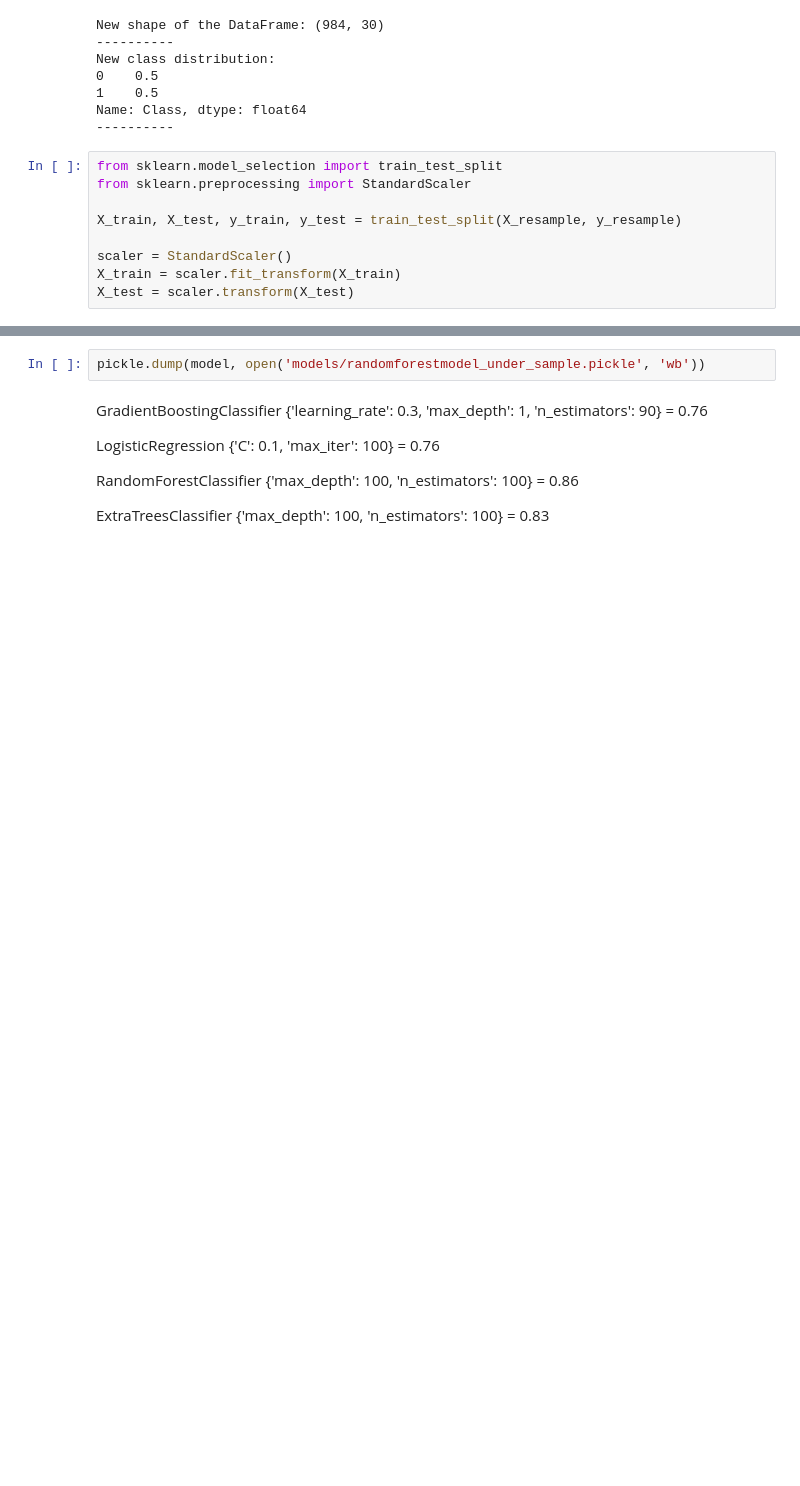
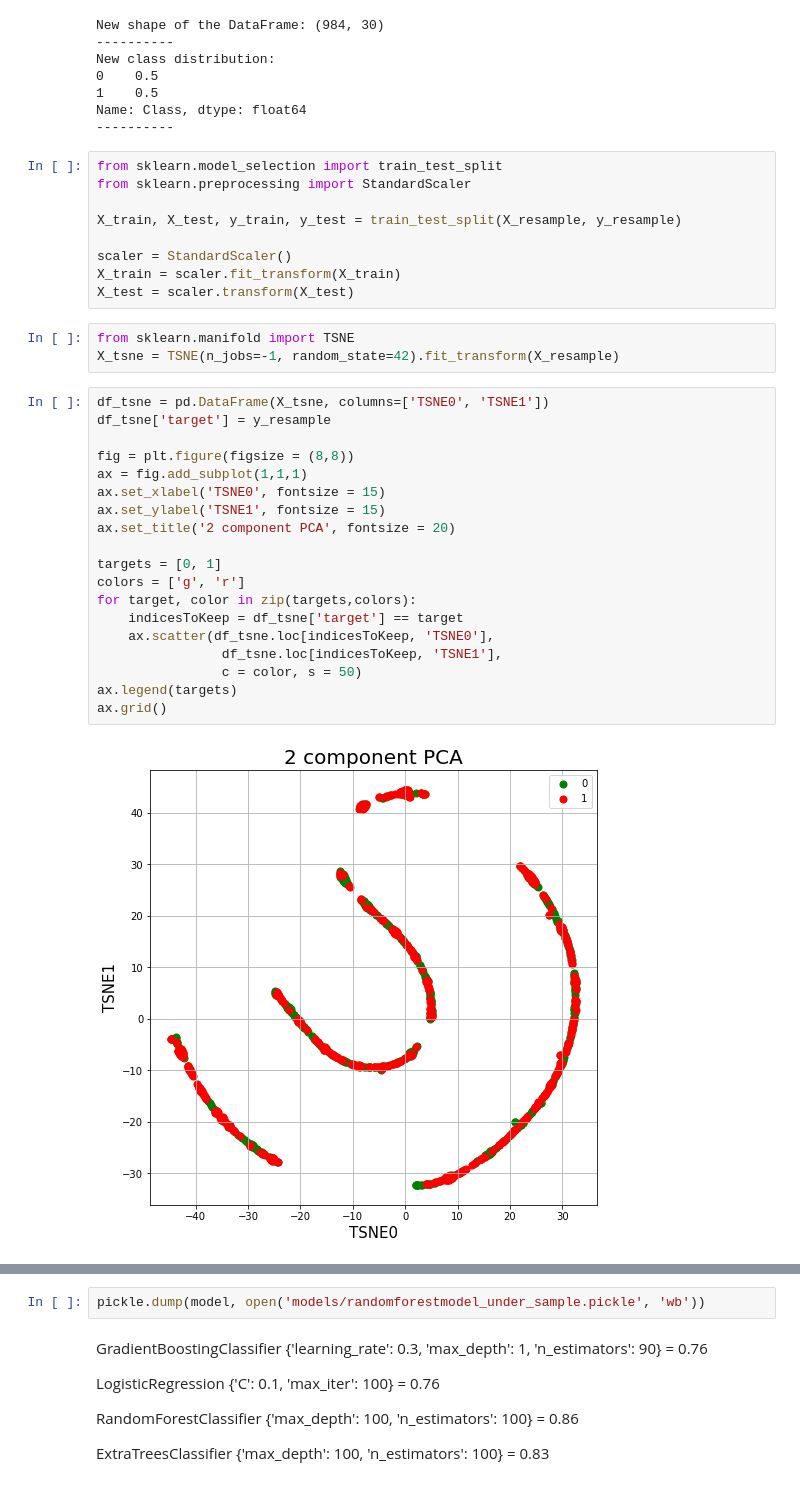
Before and after one commit to akmalsoliev/creditcardfraud, a Jupyter notebook: Credit Card Fraud Detection.ipynb, the cells around one changed output, grey strips where cells are left out. Cells and saved outputs as stored; diff of their text form; blank space fills up the shorter version.

```diff
--- a/Credit Card Fraud Detection.ipynb
+++ b/Credit Card Fraud Detection.ipynb
@@ -167,6 +168,30 @@ X_train, X_test, y_train, y_test = train_test_split(X_resample, y_resample)
 scaler = StandardScaler()
 X_train = scaler.fit_transform(X_train)
 X_test = scaler.transform(X_test)
+# %%
+from sklearn.manifold import TSNE
+X_tsne = TSNE(n_jobs=-1, random_state=42).fit_transform(X_resample)
+# %%
+df_tsne = pd.DataFrame(X_tsne, columns=['TSNE0', 'TSNE1'])
+df_tsne['target'] = y_resample
+
+fig = plt.figure(figsize = (8,8))
+ax = fig.add_subplot(1,1,1)
+ax.set_xlabel('TSNE0', fontsize = 15)
+ax.set_ylabel('TSNE1', fontsize = 15)
+ax.set_title('2 component PCA', fontsize = 20)
+
+targets = [0, 1]
+colors = ['g', 'r']
+for target, color in zip(targets,colors):
+    indicesToKeep = df_tsne['target'] == target
+    ax.scatter(df_tsne.loc[indicesToKeep, 'TSNE0'],
+                df_tsne.loc[indicesToKeep, 'TSNE1'],
+                c = color, s = 50)
+ax.legend(targets)
+ax.grid()
+# %% [output]
+[figure, added]
 # %%
 from sklearn.cluster import KMeans
 
```
Also changed, not shown: parts of 12 cells of this notebook, 3 other files.
